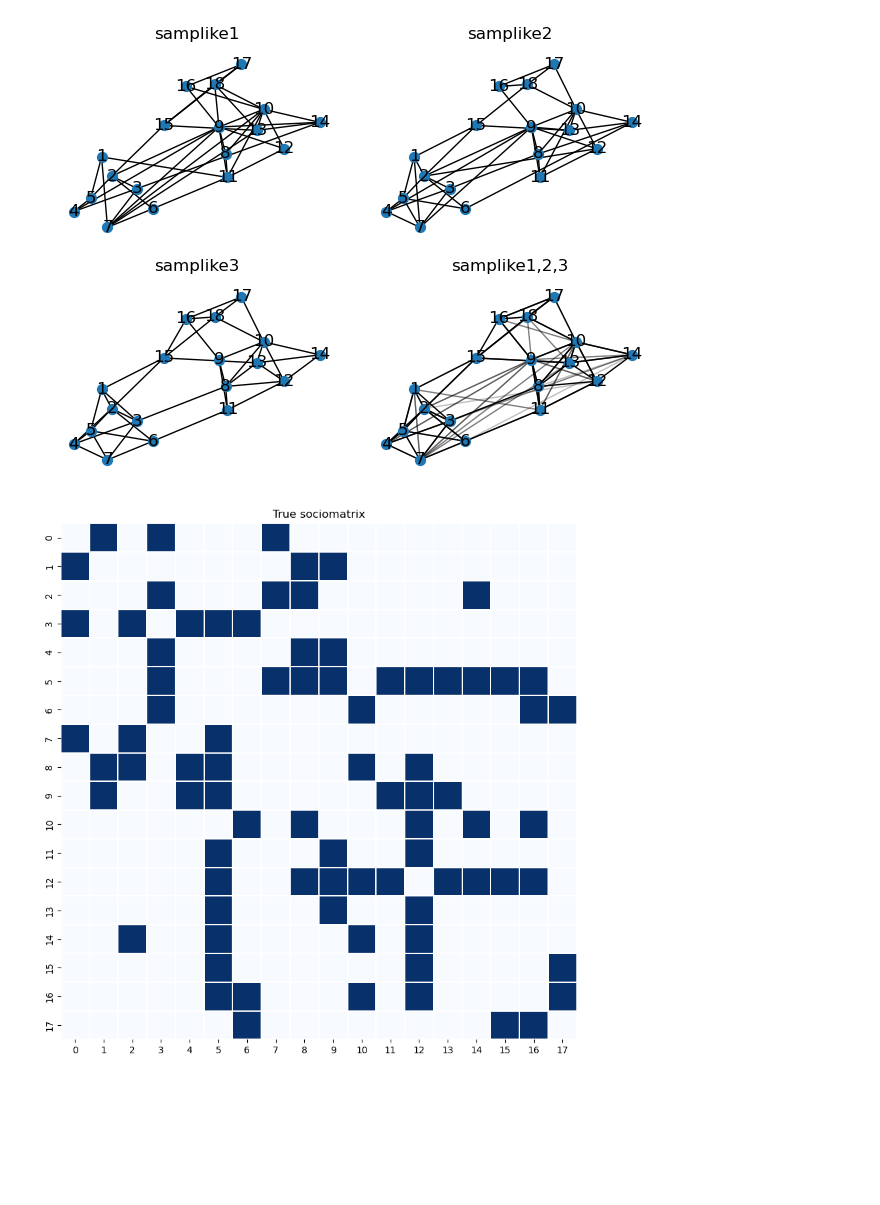
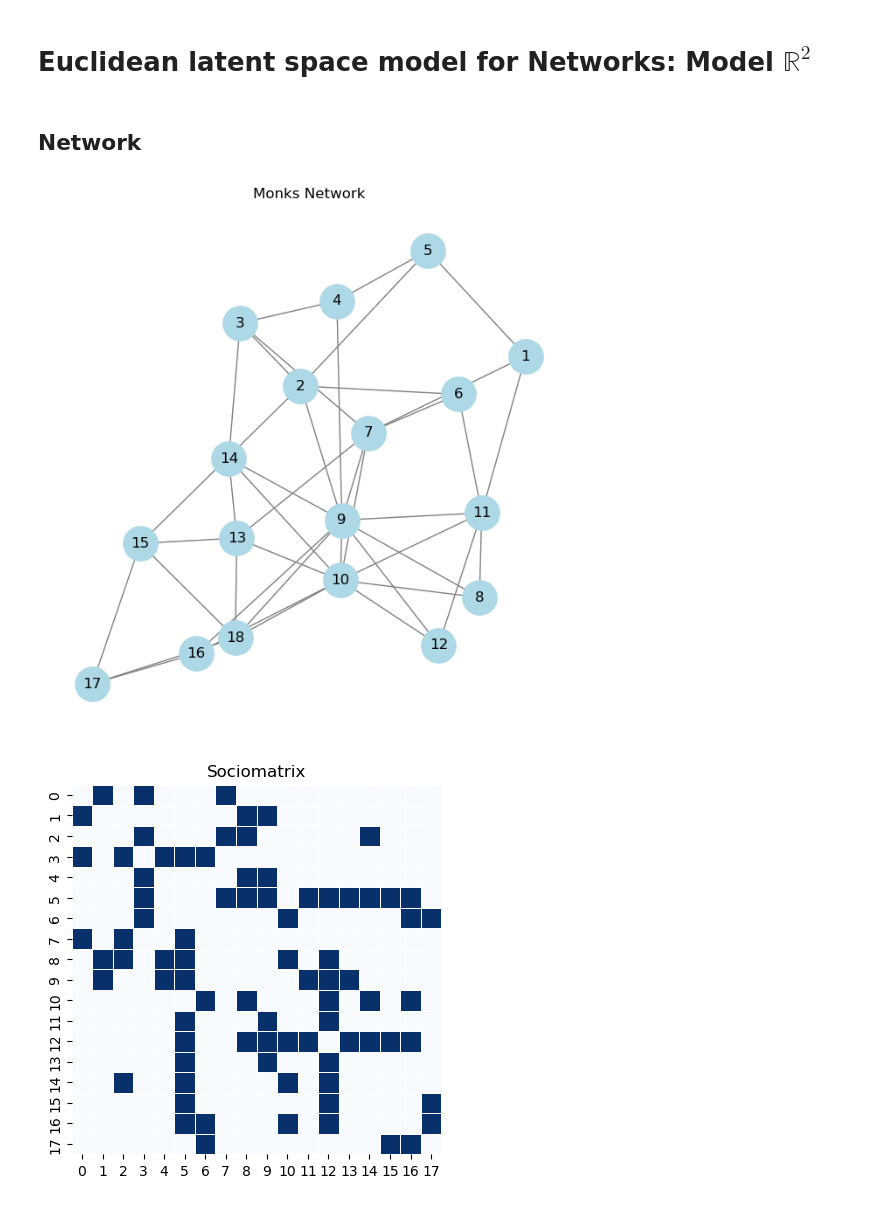
Before and after one commit to cnosa/LatentSpaces_Network_Manifold, a Jupyter notebook: Monks/EuclideanR2.ipynb, the cells around one changed output. Saved outputs shown, nothing was run; the diff lists cells and outputs as text; code cells hidden in the pictures; blank space fills up the shorter version.

```diff
--- a/Monks/EuclideanR2.ipynb
+++ b/Monks/EuclideanR2.ipynb
@@ -1,3 +1,5 @@
+# %% [markdown]
+# Euclidean latent space model for Networks: Model $\mathbb{R}^2$
 # %%
 import sys
 import os
@@ -6,52 +8,29 @@ sys.path.append(os.path.abspath(".."))
 from Modules.EuclideanM import *
 from Modules.EuclideanV import *
 from Modules.EuclideanC import *
-# %%
-import zipfile
-from io import BytesIO as StringIO
-
-import matplotlib.pyplot as plt
-import networkx as nx
-
-with zipfile.ZipFile("sampson_data.zip") as zf:
-    e1 = StringIO(zf.read("samplike1.txt"))
-    e2 = StringIO(zf.read("samplike2.txt"))
-    e3 = StringIO(zf.read("samplike3.txt"))
-
-G = nx.read_edgelist(e1, delimiter="\t")
-G2 = nx.read_edgelist(e2, delimiter="\t")
-G3 = nx.read_edgelist(e3, delimiter="\t")
-pos = nx.spring_layout(G3, iterations=100, seed=173)
-plt.clf()
-
-plt.subplot(221)
-plt.title("samplike1")
-nx.draw(G, pos, node_size=50, with_labels=True)
-plt.subplot(222)
-plt.title("samplike2")
-nx.draw(G2, pos, node_size=50, with_labels=True)
-plt.subplot(223)
-plt.title("samplike3")
-nx.draw(G3, pos, node_size=50, with_labels=True)
-plt.subplot(224)
-plt.title("samplike1,2,3")
-nx.draw(G3, pos, edgelist=list(G3.edges()), node_size=50, with_labels=True)
-nx.draw_networkx_edges(G, pos, alpha=0.5)
-nx.draw_networkx_edges(G2, pos, alpha=0.25)
-plt.tight_layout()
-plt.show()
-# %% [output]
-[figure, removed]
+# %% [markdown]
+## Network
 # %%
+import zipfile
+from io import BytesIO as StringIO
+
+with zipfile.ZipFile("sampson_data.zip") as zf:
+    g = StringIO(zf.read("samplike1.txt"))
+
+G = nx.read_edgelist(g, delimiter="\t")
+plt.figure(figsize=(6,6))
+nx.draw(G, with_labels=True, node_color='lightblue', edge_color='gray', node_size=800)
+plt.title("Monks Network")
+plt.show()
 node_mapping = {node: i for i, node in enumerate(G.nodes())}
 G = nx.relabel_nodes(G, node_mapping)
-
+n = len(G.nodes)
 
 Y = nx.to_numpy_array(G, dtype=float)
 
-plt.figure(figsize=(10, 10))
-sns.heatmap(Y, annot=False, cmap="Blues", cbar=False, square=True, linewidths=0.01, linecolor='white')
-plt.title("True sociomatrix")
+sns.heatmap(Y, annot=False, cmap="Blues", cbar=False, square=True, linewidths=0.5, linecolor='white')
+plt.title("Sociomatrix")
 plt.show()
 # %% [output]
-[figure, old version]
+[figure, new version]
+[figure, added]
```
Also changed, not shown: parts of 25 cells of this notebook, 20 other files.
